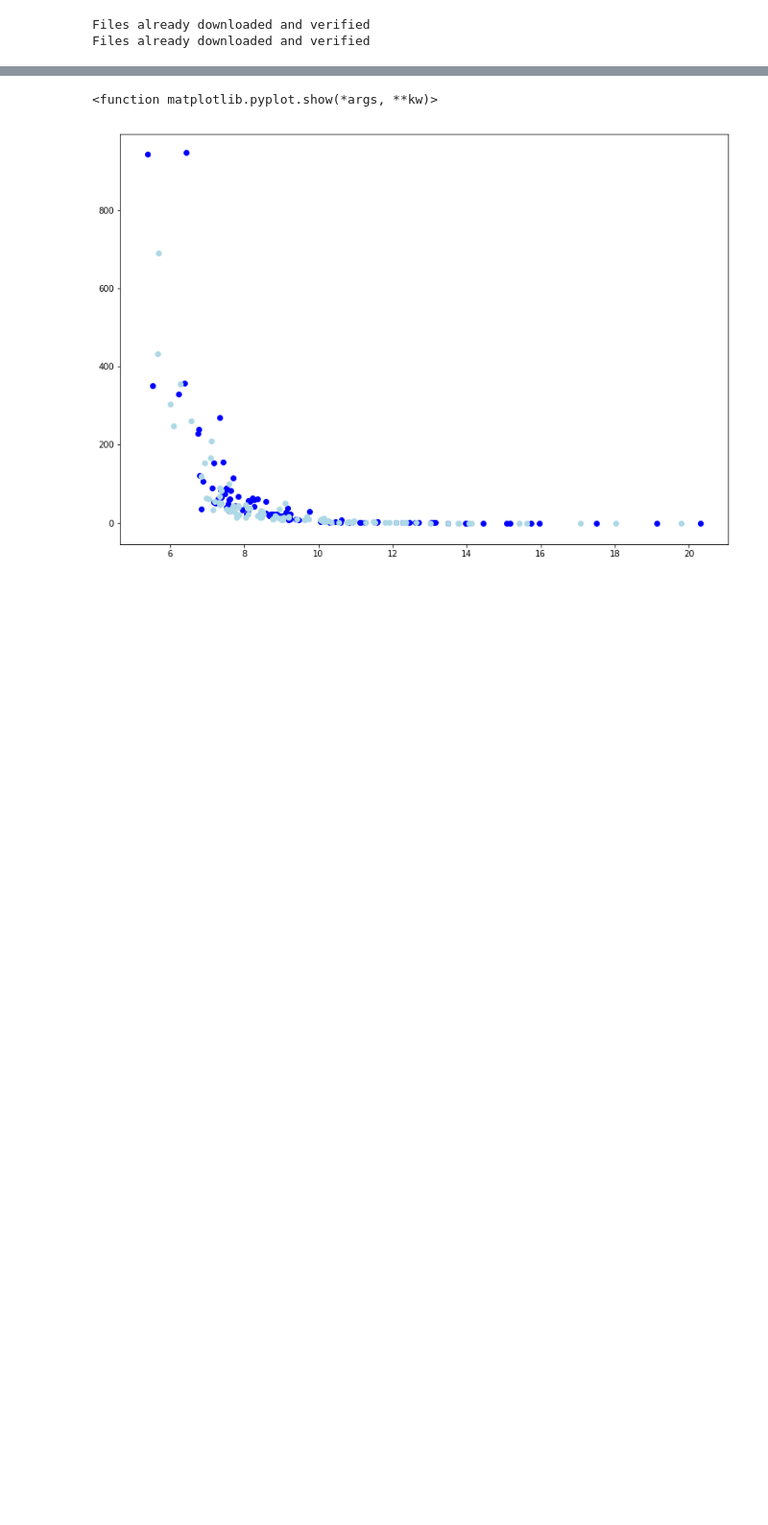
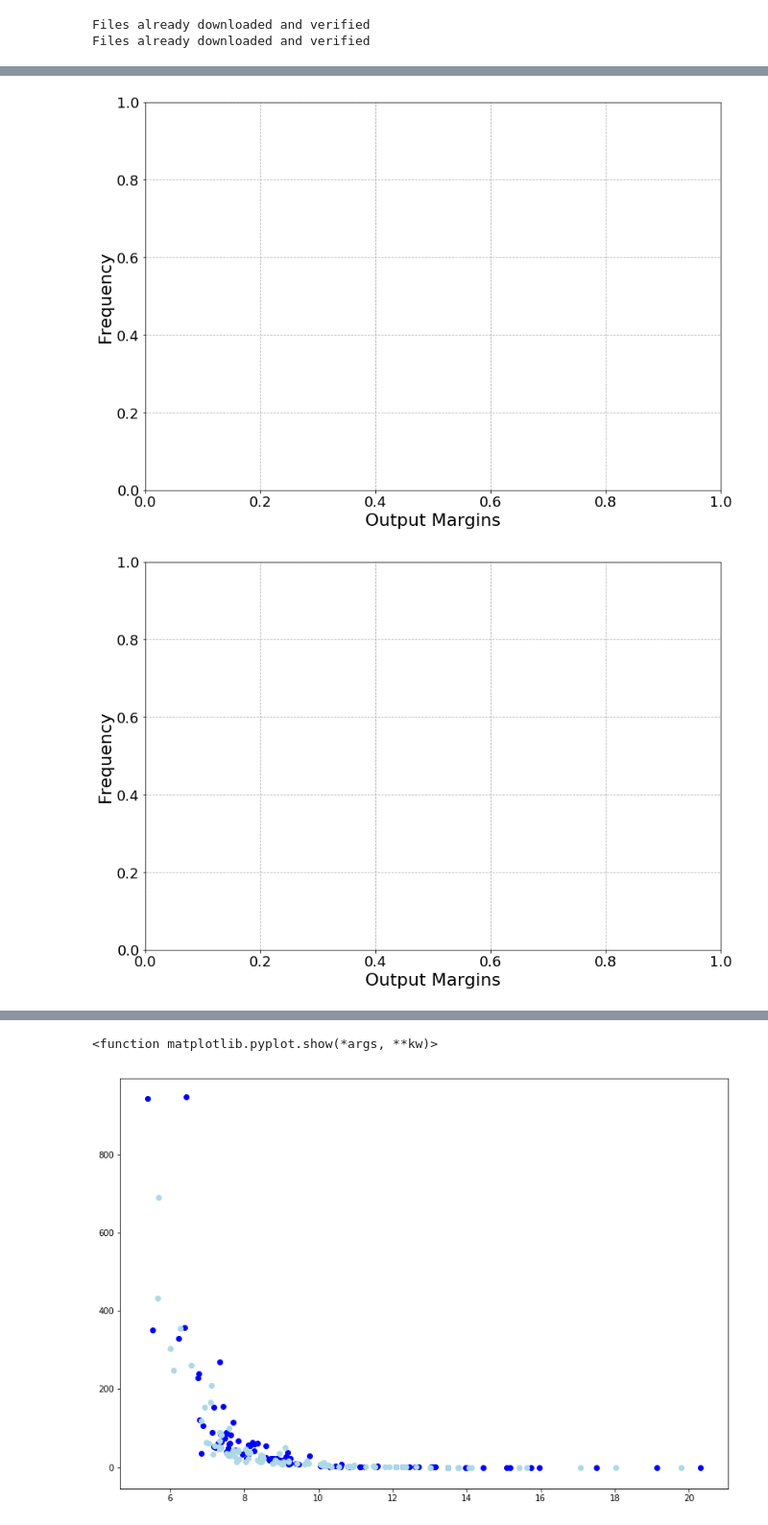
Before and after one commit to daniellengyel/nn_generalizability, a Jupyter notebook: MarginTrace.ipynb, the cells around one changed output, grey strips where cells are left out. Shown at 96% size. Cells and saved outputs as stored; diff of their text form; code cells hidden in the pictures; blank space fills up the shorter version.

```diff
--- a/MarginTrace.ipynb
+++ b/MarginTrace.ipynb
@@ -189,0 +284,38 @@ diff_1 = get_margins_to_correct(net, data, softmax_margin=False)
+# %%
+def correct_incorrect_hist_plot(margins_filters):
+    def xy_func(exp_ids, plots, plots_names, comb=None):
+        x_correct = []
+
+        x_incorrect = []
+        for exp_id in exp_ids:
+            for model_idx in margins_filters[exp_id].keys():
+
+                margins, correct_filters = margins_filters[exp_id][model_idx]
+
+                x_correct.append(margins[correct_filters])
+
+                x_incorrect.append(margins[~correct_filters])
+
+        x_correct = np.concatenate(x_correct, axis=0)
+
+        x_incorrect = np.concatenate(x_incorrect, axis=0)
+
+
+        if len(x_correct) > 0:
+            plots.append(plt.hist(x_correct, bins=100, range=[0, 60], histtype='step', label="Correct"))
+
+        if len(x_incorrect) > 0:
+            plots.append(plt.hist(x_incorrect, bins=100, range=[0, 60], histtype='step', label="Incorrect"))
+
+        return plots, plots_names
+
+    return xy_func
+
+hp_xy_func_plot(experiment_folder, correct_incorrect_hist_plot(margins_filters_filtered),
+                X_axis_name="Output Margins", Y_axis_name="Frequency", plot_name="Correct_Incorrect_Histogram",
+                filter_seperate=["batch_train_size"], filter_not_seperate=None,
+                 save_exp_path=experiment_folder, X_axis_bounds=None, Y_axis_bounds=None,
+                pre_filtered_exp_ids=["1594672291.0710459"],)
+# %% [output]
+[figure, added]
+[figure, added]
```
Also changed, not shown: parts of 29 cells of this notebook, 10 other files.
